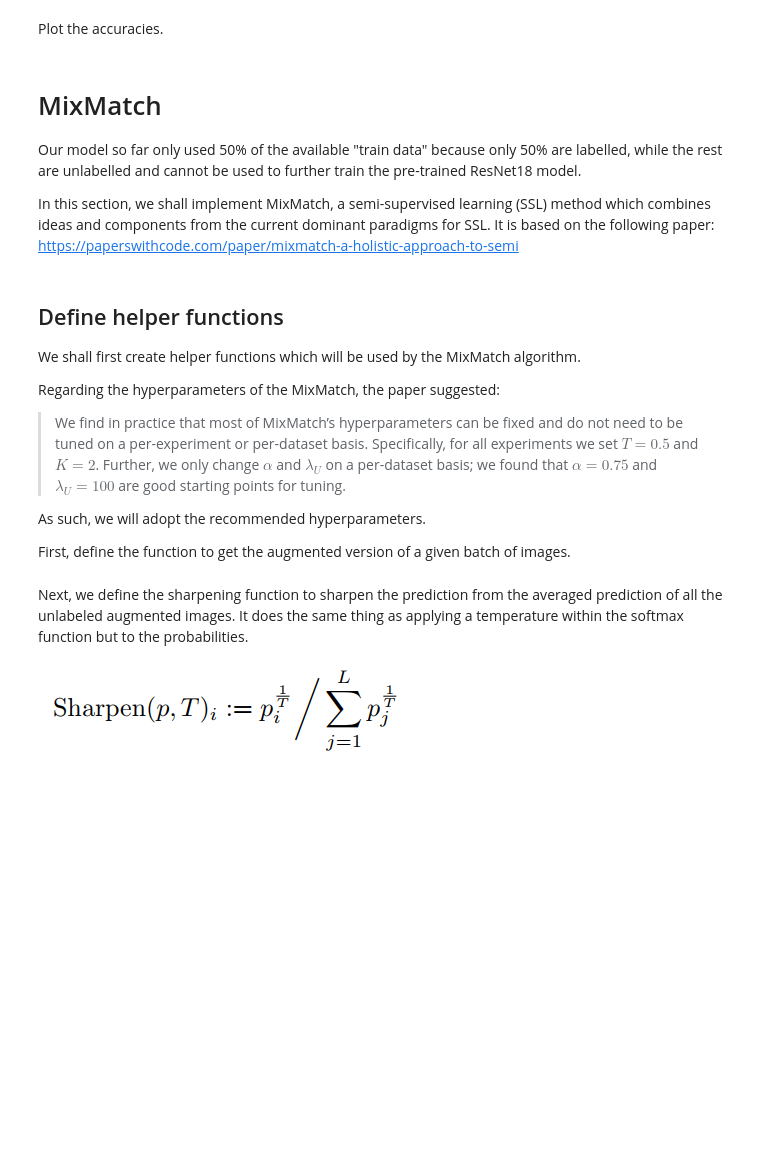
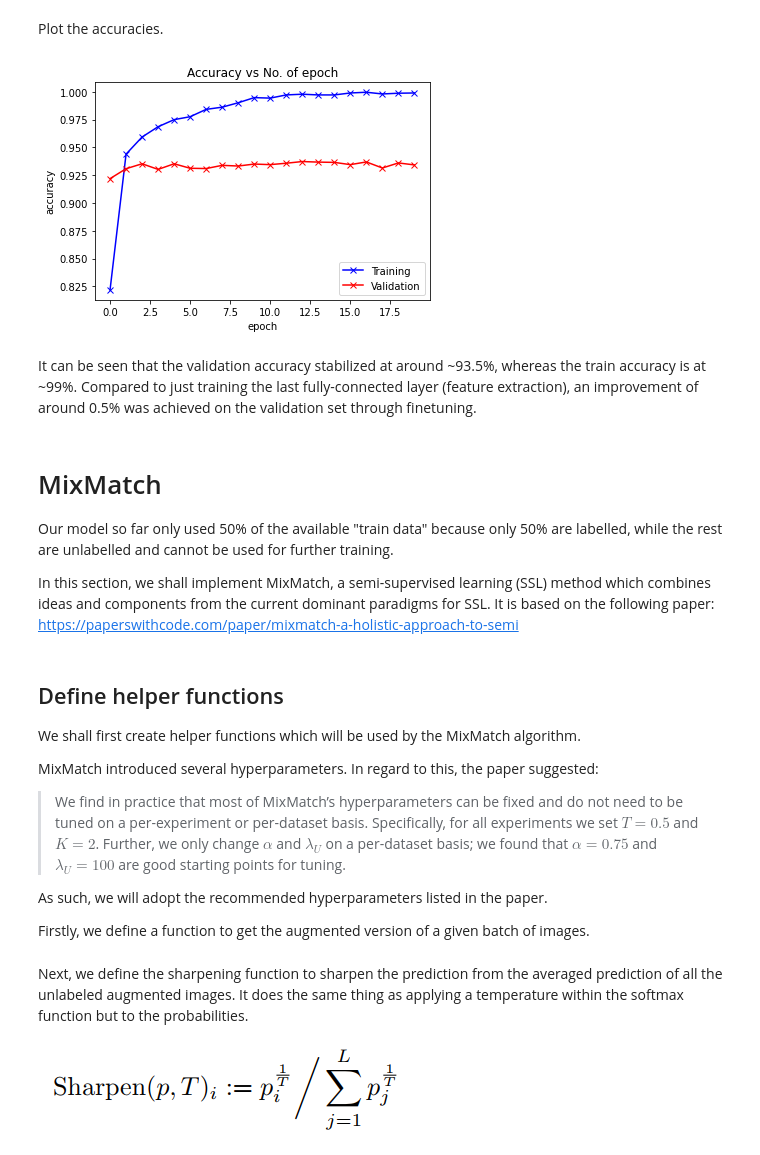
Before and after one commit to alvin-yang68/Noisy-Imagewoof, a Jupyter notebook: notebook.ipynb, the cells around one changed output. Drawn from its saved outputs; the diff is of its cells as text; code cells hidden in the pictures; blank space fills up the shorter version.

```diff
--- a/notebook.ipynb
+++ b/notebook.ipynb
@@ -376,24 +419,24 @@ In this section, we will fine-tune the weights of the pretrained network (i.e. R
 
 Reload original pre-trained ResNet18 (without any further training from the previous section). However, this time we will finetune the first four layers along with the final layer. The 1st and 2nd layers shall have a learning rate of 0.00001, the 3rd and 4th layers shall have a learning rate of 0.001, and the final layer shall have a learning rate of 0.01.
 # %%
-# model_ft = models.resnet18(pretrained=True)
-# num_ftrs = model_ft.fc.in_features
-# model_ft.fc = nn.Linear(num_ftrs, len(classes))
+model_ft = models.resnet18(pretrained=True)
+num_ftrs = model_ft.fc.in_features
+model_ft.fc = nn.Linear(num_ftrs, len(classes))
 
-# model_ft = model_ft.to(device)
+model_ft = model_ft.to(device)
 
-# criterion = nn.CrossEntropyLoss()
+criterion = nn.CrossEntropyLoss()
 
-# # Note that discriminative learning rates are applied
-# optimizer_ft = optim.SGD([{'params': model_ft.layer1.parameters()},
-#                           {'params': model_ft.layer2.parameters()},
-#                           {'params': model_ft.layer3.parameters(), 'lr': 1e-3},
-#                           {'params': model_ft.layer4.parameters(), 'lr': 1e-3},
-#                           {'params': model_ft.fc.parameters(), 'lr': 1e-2}],
-#                          lr=1e-5, momentum=0.9)
+# Note that discriminative learning rates are being applied
+optimizer_ft = optim.SGD([{'params': model_ft.layer1.parameters()},
+                          {'params': model_ft.layer2.parameters()},
+                          {'params': model_ft.layer3.parameters(), 'lr': 1e-3},
+                          {'params': model_ft.layer4.parameters(), 'lr': 1e-3},
+                          {'params': model_ft.fc.parameters(), 'lr': 1e-2}],
+                         lr=1e-5, momentum=0.9)
 # %% [markdown]
 ## Finetune the ResNet 18 model
 # %%
-# num_epochs = 20
+num_epochs = 20
 
-# history_ft = fit(num_epochs, model_ft, train_dl, val_dl, criterion, optimizer_ft)
+history_ft = fit(num_epochs, model_ft, train_dl, val_dl, criterion, optimizer_ft)
@@ -404,7 +466,13 @@ Plot the accuracies.
+# %%
+plot_accuracies(history_ft)
+# %% [output]
+[figure, added]
+# %% [markdown]
+It can be seen that the validation accuracy stabilized at around ~93.5%, whereas the train accuracy is at ~99%. Compared to just training the last fully-connected layer (feature extraction), an improvement of around 0.5% was achieved on the validation set through finetuning.
 # %% [markdown]
 # MixMatch
 
-Our model so far only used 50% of the available "train data" because only 50% are labelled, while the rest are unlabelled and cannot be used to further train the pre-trained ResNet18 model.
+Our model so far only used 50% of the available "train data" because only 50% are labelled, while the rest are unlabelled and cannot be used for further training.
 
 In this section, we shall implement MixMatch, a semi-supervised learning (SSL) method which combines ideas and components from the current dominant paradigms for SSL. It is based on the following paper: https://paperswithcode.com/paper/mixmatch-a-holistic-approach-to-semi
 # %% [markdown]
@@ -412,13 +480,13 @@ In this section, we shall implement MixMatch, a semi-supervised learning (SSL) m
 
 We shall first create helper functions which will be used by the MixMatch algorithm.
 
-Regarding the hyperparameters of the MixMatch, the paper suggested:
+MixMatch introduced several hyperparameters. In regard to this, the paper suggested:
 
 > We find in practice that most of MixMatch’s hyperparameters can be fixed and do not need to be tuned on a per-experiment or per-dataset basis. Specifically, for all experiments we set $T=0.5$ and $K=2$. Further, we only change $\alpha$ and $\lambda_U$ on a per-dataset basis; we found that $\alpha=0.75$ and $\lambda_U=100$ are good starting points for tuning.
 
-As such, we will adopt the recommended hyperparameters.
+As such, we will adopt the recommended hyperparameters listed in the paper.
 
-First, define the function to get the augmented version of a given batch of images.
+Firstly, we define a function to get the augmented version of a given batch of images.
 # %%
 def get_augmenter():
     img_transforms = tt.Compose([tt.RandomCrop(320, padding=32, padding_mode='reflect'),
```
Also changed, not shown: parts of 57 cells of this notebook.
